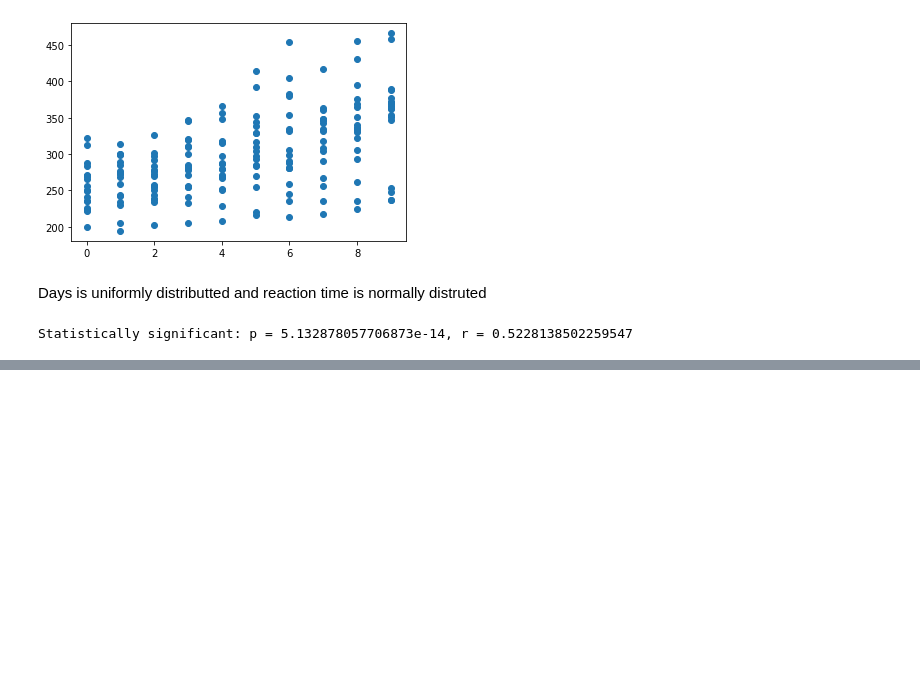
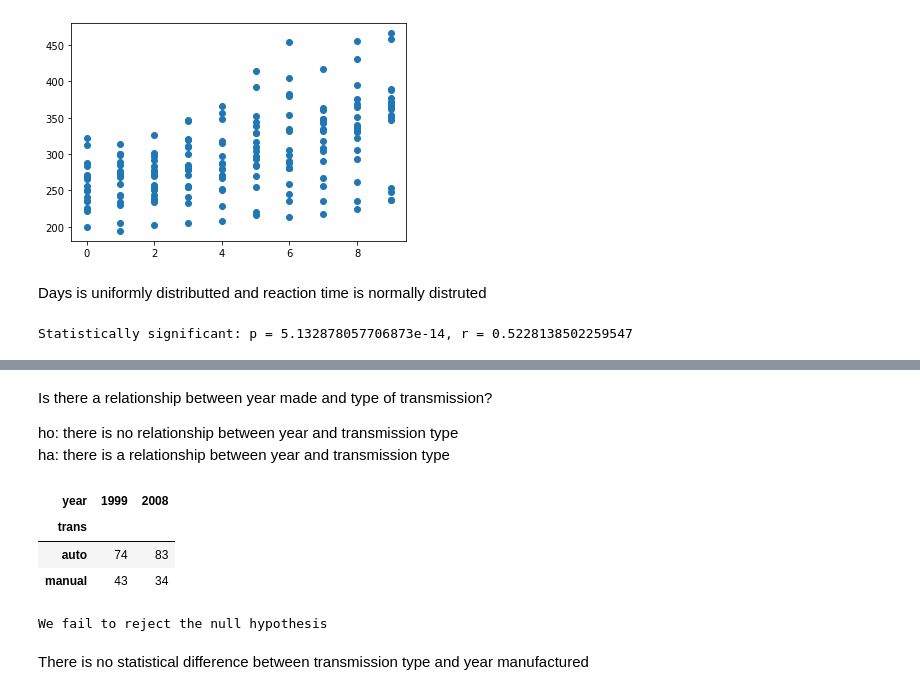
Before and after one commit to richie-p-meyer/statistics-exercises, a Jupyter notebook: hypothesis_testing.ipynb, the cells around one changed output, grey strips where cells are left out. Saved outputs shown, nothing was run; the diff lists cells and outputs as text; code cells hidden in the pictures; blank space fills up the shorter version.

```diff
--- a/hypothesis_testing.ipynb
+++ b/hypothesis_testing.ipynb
@@ -426,0 +462,15 @@ AttributeError: module 'scipy.stats' has no attribute 'kr'
+# %% [markdown]
+Is there a relationship between year made and type of transmission?
+
+ho: there is no relationship between year and transmission type
+ha: there is a relationship between year and transmission type
+# %%
+mpg['trans'] = mpg['trans'].str[:-4]
+# %%
+observed = pd.crosstab(mpg.trans,mpg.year)
+observed
+# %% [output]
+| year | 1999 | 2008 |
+| trans |  |  |
+| auto | 74 | 83 |
+| manual | 43 | 34 |
@@ -426,0 +479,7 @@ AttributeError: module 'scipy.stats' has no attribute 'kr'
+# %%
+if p > .05:
+    print('We fail to reject the null hypothesis')
+# %% [output]
+We fail to reject the null hypothesis
+# %% [markdown]
+There is no statistical difference between transmission type and year manufactured
```
Also changed, not shown: parts of 24 cells of this notebook.
